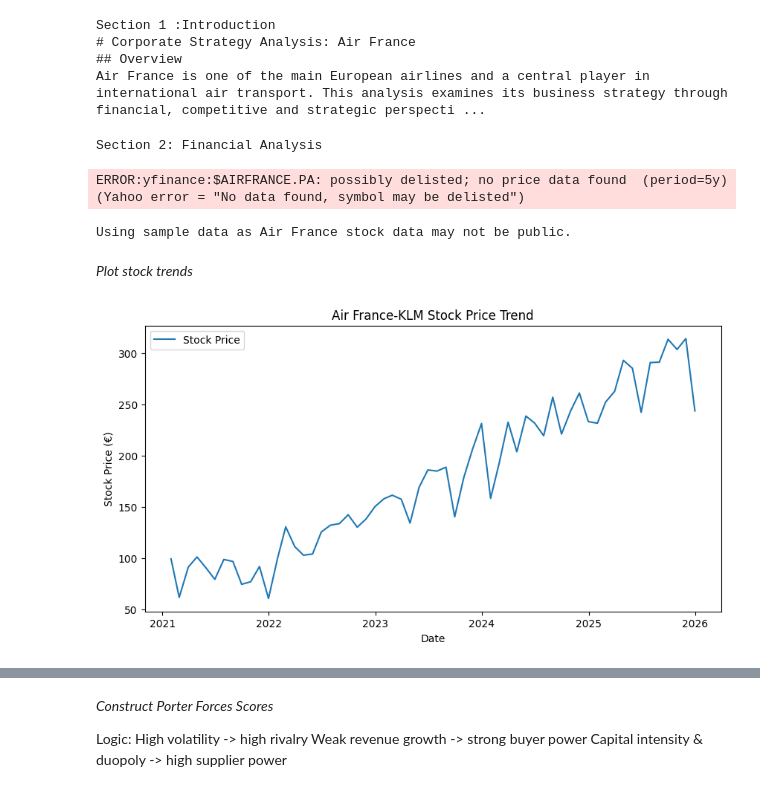
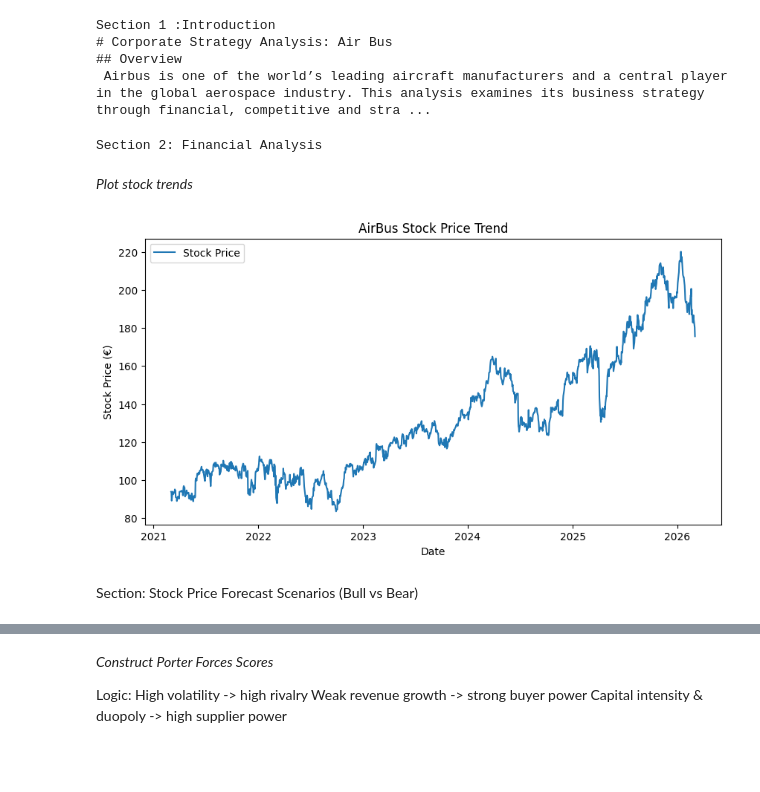
Before and after one commit to bigaka1X/Corporate_Strategy_AMSE_2026, a Jupyter notebook: strategy_course.ipynb, the cells around one changed output, grey strips where cells are left out. Drawn from its saved outputs; the diff is of its cells as text; code cells hidden in the pictures; blank space fills up the shorter version.

```diff
--- a/strategy_course.ipynb
+++ b/strategy_course.ipynb
@@ -9,23 +9,23 @@ import seaborn as sns
 from wordcloud import WordCloud
 # %%
 print("Section 1 :Introduction")
-print("# Corporate Strategy Analysis: Air France")
+print("# Corporate Strategy Analysis: Air Bus")
 print("## Overview")
-print("Air France is one of the main European airlines and a central player in international air transport. This analysis examines its business strategy through financial, competitive and strategic perspectives, to assess its position in a highly competitive and structurally unprofitable industry.")
+print(" Airbus is one of the world’s leading aircraft manufacturers and a central player in the global aerospace industry. This analysis examines its business strategy through financial, competitive and strategic perspectives, to assess its position in a highly competitive and structurally unprofitable industry.")
 # %% [output]
 Section 1 :Introduction
-# Corporate Strategy Analysis: Air France
+# Corporate Strategy Analysis: Air Bus
 ## Overview
-Air France is one of the main European airlines and a central player in international air transport. This analysis examines its business strategy through financial, competitive and strategic perspecti ...
+ Airbus is one of the world’s leading aircraft manufacturers and a central player in the global aerospace industry. This analysis examines its business strategy through financial, competitive and stra ...
 # %%
 print("Section 2: Financial Analysis")
 try:
-  air_france_stock = yf.Ticker("AIRFRANCE.PA")
-  air_france_history = air_france_stock.history(period="5y")
-  if air_france_history.empty:
-    raise ValueError("No data available for Air France.")
+  air_bus_stock = yf.Ticker("AIR.PA")
+  air_bus_history = air_bus_stock.history(period="5y")
+  if air_bus_history.empty:
+    raise ValueError("No data available for AirBus.")
 except:
-  print("Using sample data as Air France stock data may not be public.")
+  print("Using sample data as AirBus stock data may not be public.")
   # Updated frequency from 'M' to 'ME' for month-end frequency
   dates = pd.date_range(start='2021-01-01', periods=60, freq='M')
   prices = np.linspace(50, 300, 60) + np.random.normal(0, 20, 60)
@@ -33,17 +33,17 @@ except:
   air_france_history = pd.DataFrame({"Dates": dates, "Close": prices}).set_index("Dates")
 # %% [output]
 Section 2: Financial Analysis
-ERROR:yfinance:$AIRFRANCE.PA: possibly delisted; no price data found  (period=5y) (Yahoo error = "No data found, symbol may be delisted")
-Using sample data as Air France stock data may not be public.
 # %% [markdown]
 *Plot stock trends*
 # %%
 plt.figure(figsize=(10, 5))
-sns.lineplot(data=air_france_history, x=air_france_history.index, y="Close", label="Stock Price")
-plt.title("Air France-KLM Stock Price Trend")
+sns.lineplot(data=air_bus_history, x=air_bus_history.index, y="Close", label="Stock Price")
+plt.title("AirBus Stock Price Trend")
 plt.xlabel("Date")
 plt.ylabel("Stock Price (€)")
 plt.legend()
 plt.show()
 # %% [output]
-[figure, old version]
+[figure, new version]
+# %% [markdown]
+Section: Stock Price Forecast Scenarios (Bull vs Bear)
```
Also changed, not shown: parts of 11 cells of this notebook.
